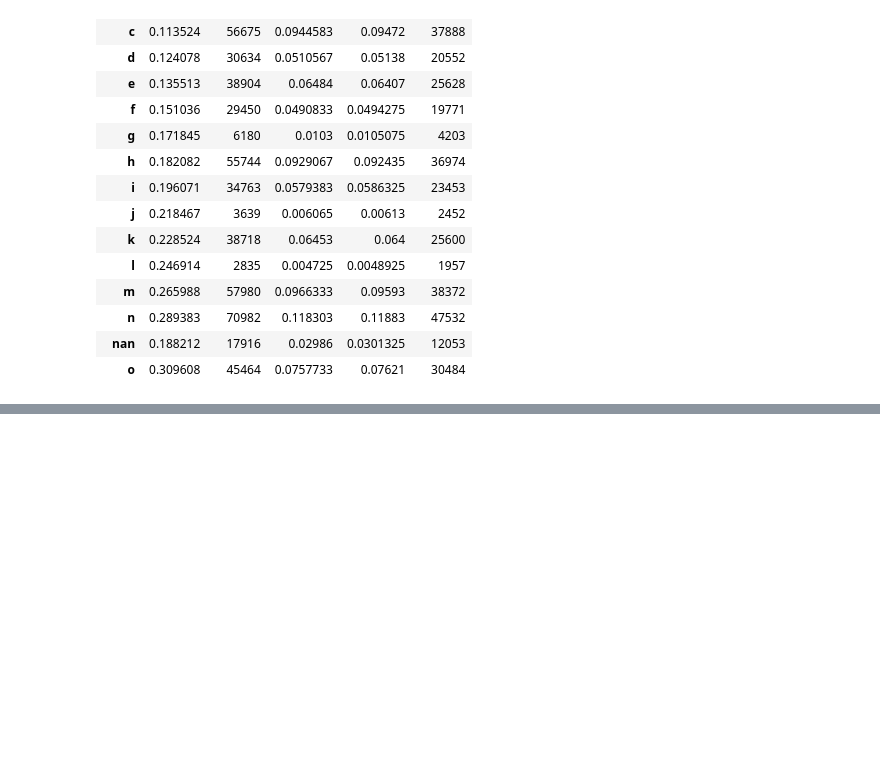
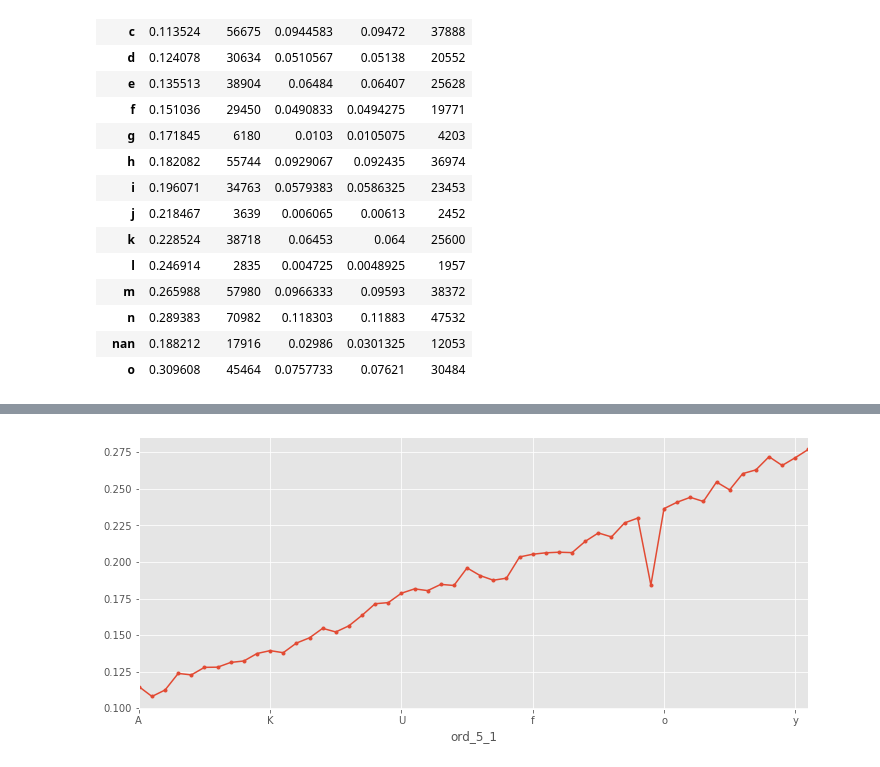
Before and after one commit to viktorsapozhok/cafeen, a Jupyter notebook: notebooks/6_imputer.ipynb, the cells around one changed output, grey strips where cells are left out. Cells and saved outputs as stored; diff of their text form; code cells hidden in the pictures; blank space fills up the shorter version.

```diff
--- a/notebooks/6_imputer.ipynb
+++ b/notebooks/6_imputer.ipynb
@@ -170,0 +195,6 @@ plt.plot(range(len(prob)), prob, marker='o')
+# %%
+df['ord_5_1'] = df['ord_5'].str[0]
+df.loc[df['ord_5'] == 'nan', 'ord_5_1'] = 'nan'
+_df, p_nan = show_feature(df, 'ord_5_1')
+print(f'p_nan: {p_nan:.5f}')
+_df.style.background_gradient(cmap='Pastel1')
@@ -170,0 +221,4 @@ plt.plot(range(len(prob)), prob, marker='o')
+# %%
+ax=_df['mean'].plot(marker='.', figsize=(12, 5))
+# %% [output]
+[figure, added]
```
Also changed, not shown: parts of 8 cells of this notebook, 3 other files.
